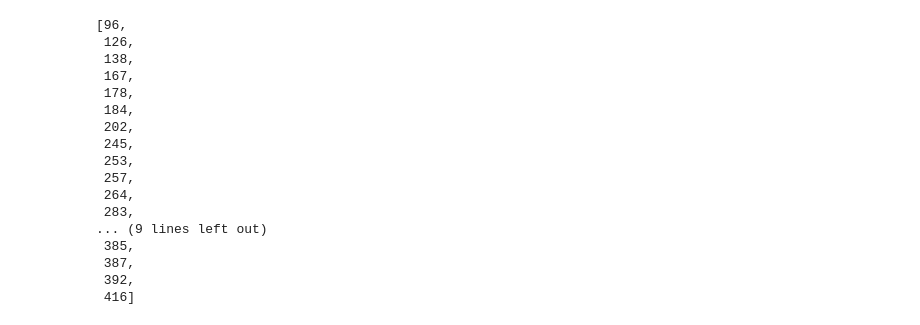
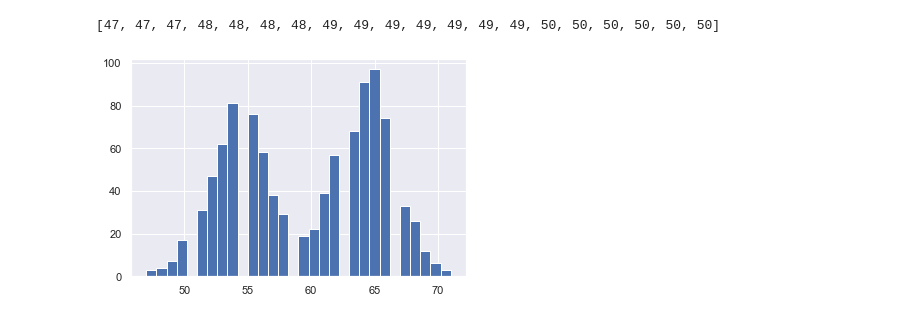
Before and after one commit to dsillman2000/CS490LDA-Project1, a Jupyter notebook: moremodeltesting.ipynb, the cells around one changed output. Cells and saved outputs as stored; diff of their text form; code cells hidden in the pictures.

```diff
--- a/moremodeltesting.ipynb
+++ b/moremodeltesting.ipynb
@@ -10,26 +10,13 @@ import os
 sns.set()
 # %%
 L = 1000
-test = SortedList.fromlist(np.random.randint(0, 2*L, size=L) + np.random.randint(0, 2*L, size=L))
-test[:25]
+test = SortedList.fromlist(np.abs(np.random.normal(np.sqrt(3*L), 0.0025*L, size=L) + 0.01*L*np.random.randint(2,size=L)).astype(int))
+print(test[:20])
+plt.hist(test, bins=30)
+plt.show()
 # %% [output]
-[96,
- 126,
- 138,
- 167,
- 178,
- 184,
- 202,
- 245,
- 253,
- 257,
- 264,
- 283,
-... (9 lines left out)
- 385,
- 387,
- 392,
- 416]
+[47, 47, 47, 48, 48, 48, 48, 49, 49, 49, 49, 49, 49, 49, 50, 50, 50, 50, 50, 50]
+[figure, added]
 # %%
 tests = enumerate(test)
 testy, testx = zip(*tests)
```
Also changed, not shown: parts of 3 cells of this notebook, 6 other files.
